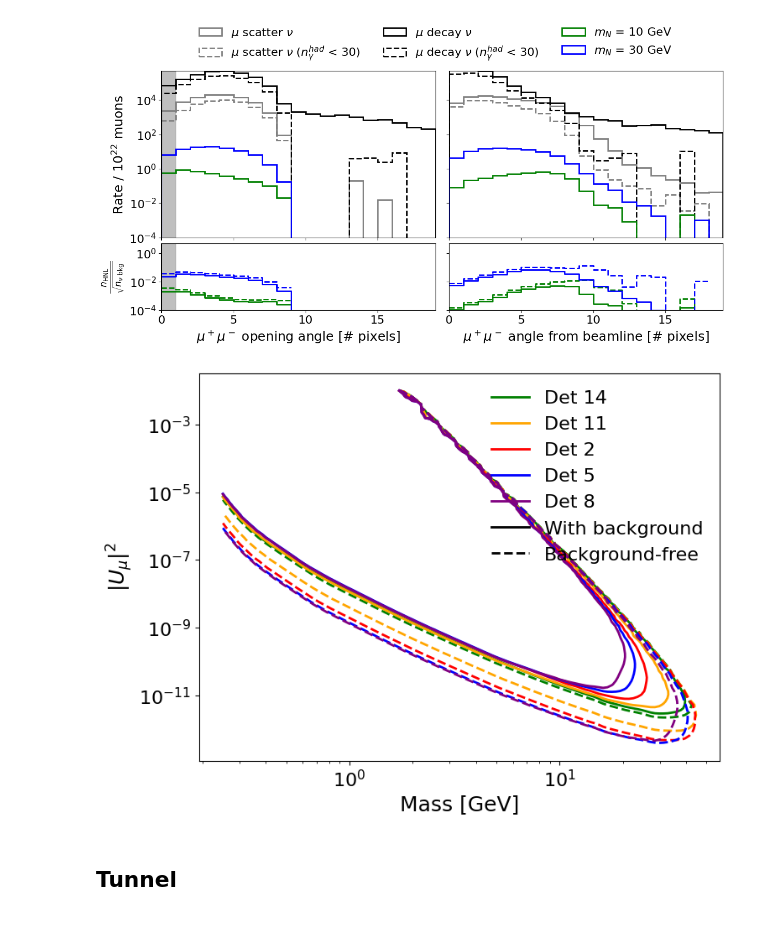
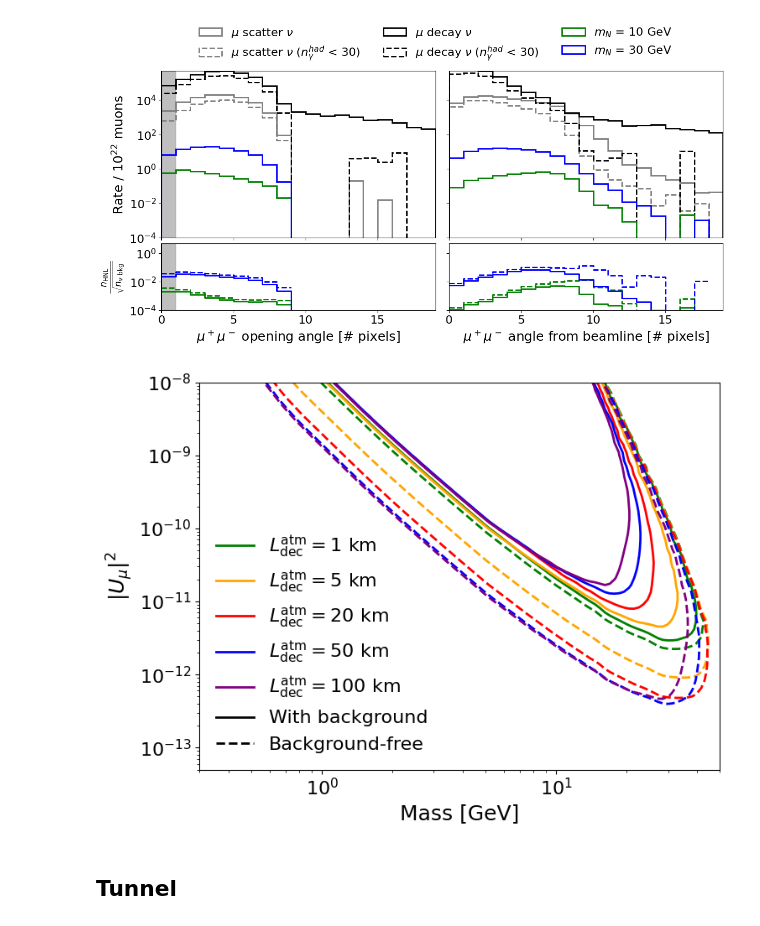
Before and after one commit to nickkamp1/NeutrinoFactoryHNL, a Jupyter notebook: Balloon.ipynb, the cells around one changed output. Cells and saved outputs as stored; diff of their text form; code cells hidden in the pictures.

Commit message:
new balloon figure

```diff
--- a/Balloon.ipynb
+++ b/Balloon.ipynb
@@ -639,18 +639,23 @@ for det in [14,11,2]:
 contours = np.load("data/atmospheric_hnl_sensitivity_contours.npz")
 contours_bkg_free = np.load("data/atmospheric_hnl_sensitivity_contours_bkg_free.npz")
 # %%
-for det,color in zip([14,11,2,5,8],['green', 'orange', 'red', 'blue', 'purple']):
-    plt.plot(contours["%d_30.0_2.0"%det][:,0],contours["%d_30.0_2.0"%det][:,1],color=color,label=r"Det %d" % det)
+for det,color,distance in zip([14,11,2,5,8],
+                     ['green', 'orange', 'red', 'blue', 'purple'],
+                     [1,5,20,50,100]):
+    plt.plot(contours["%d_30.0_2.0"%det][:,0],contours["%d_30.0_2.0"%det][:,1],color=color,label=r"$L_{\rm dec}^{\rm atm} = %d~{\rm km}$" % distance)
     plt.plot(contours_bkg_free["%d_30.0_2.0"%det][:,0],contours_bkg_free["%d_30.0_2.0"%det][:,1],color=color,ls="--")
 plt.loglog()
 plt.xlabel("Mass [GeV]")
 plt.ylabel(r"$|U_\mu|^2$")
 plt.plot([],[],color='black',label="With background")
 plt.plot([],[],color='black',label="Background-free",ls="--")
-plt.legend()
+plt.legend(loc='lower left')
+plt.xlim(0.3,50)
+plt.ylim(5e-14,1e-8)
+plt.savefig("Figures/balloon/bkg_vs_bkg_free_distance_tradeoff.png",dpi=100)
 plt.show()
 # %% [output]
-[figure, old version]
+[figure, new version]
 # %% [markdown]
 ## Tunnel
 # %%
```
Also changed, not shown: 4 other files.
